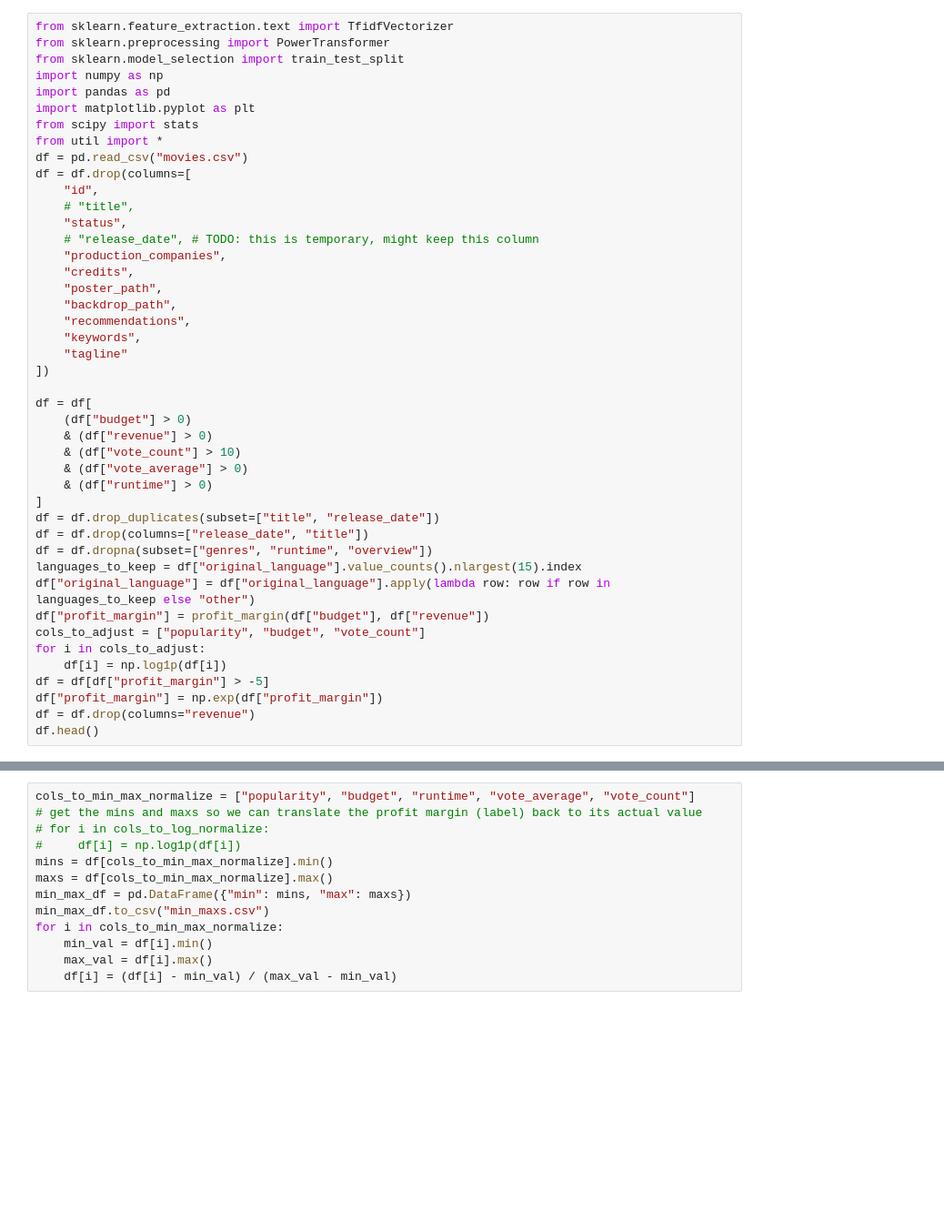
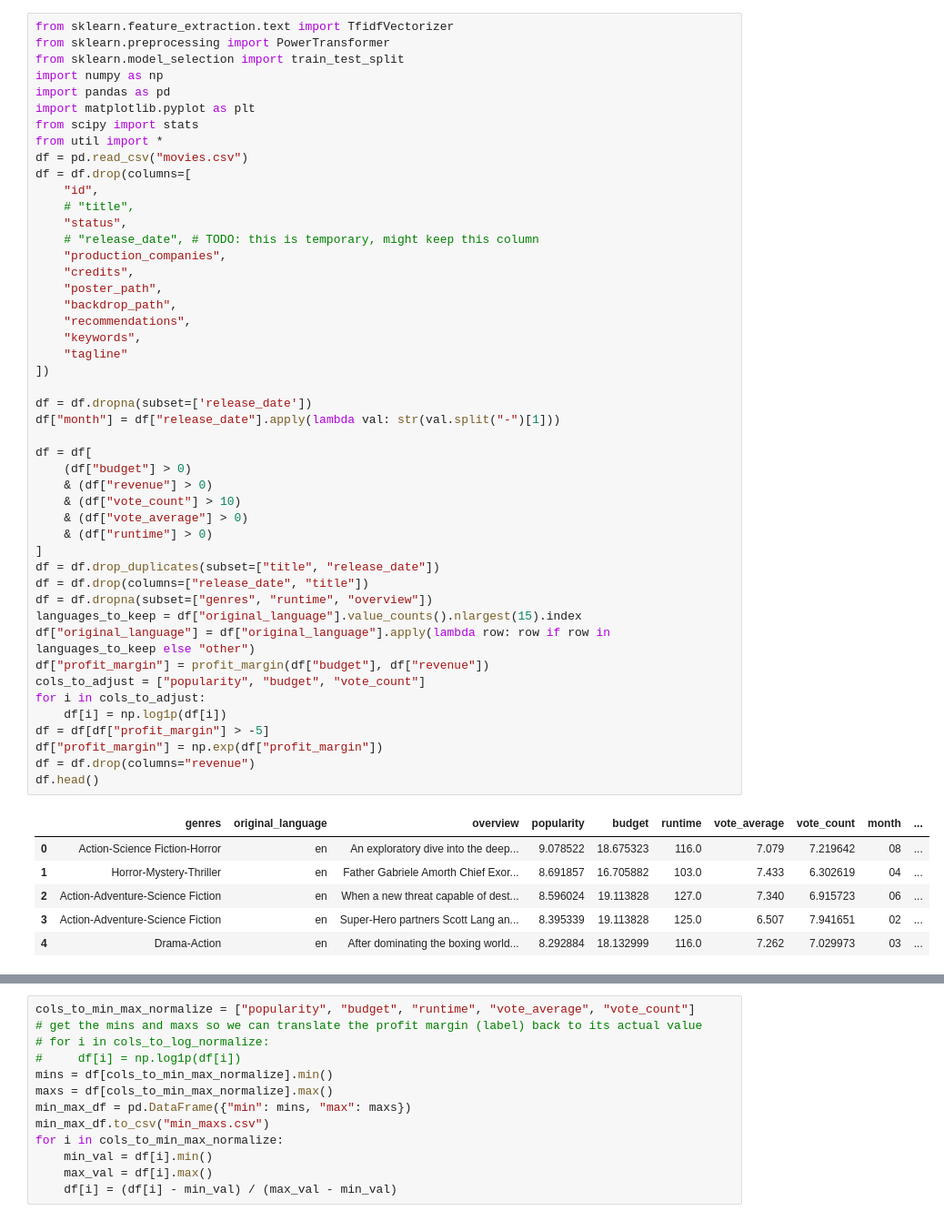
Before and after one commit to hscottvo/CS235-Project, a Jupyter notebook: Preprocessing.ipynb, the cells around one changed output, grey strips where cells are left out. Shown at 91% size. Drawn from its saved outputs; the diff is of its cells as text; blank space fills up the shorter version.

Commit message:
added release months feature

```diff
--- a/Preprocessing.ipynb
+++ b/Preprocessing.ipynb
@@ -15,33 +15,43 @@ df = df.drop(columns=[
     # "release_date", # TODO: this is temporary, might keep this column
     "production_companies",
     "credits",
     "poster_path",
     "backdrop_path",
     "recommendations",
     "keywords",
     "tagline"
 ])
 
+df = df.dropna(subset=['release_date'])
+df["month"] = df["release_date"].apply(lambda val: str(val.split("-")[1]))
+
 df = df[
     (df["budget"] > 0)
     & (df["revenue"] > 0)
     & (df["vote_count"] > 10)
     & (df["vote_average"] > 0)
     & (df["runtime"] > 0)
 ]
 df = df.drop_duplicates(subset=["title", "release_date"])
 df = df.drop(columns=["release_date", "title"])
 df = df.dropna(subset=["genres", "runtime", "overview"])
 languages_to_keep = df["original_language"].value_counts().nlargest(15).index
 df["original_language"] = df["original_language"].apply(lambda row: row if row in languages_to_keep else "other")
 df["profit_margin"] = profit_margin(df["budget"], df["revenue"])
 cols_to_adjust = ["popularity", "budget", "vote_count"]
 for i in cols_to_adjust:
     df[i] = np.log1p(df[i])
 df = df[df["profit_margin"] > -5]
 df["profit_margin"] = np.exp(df["profit_margin"])
 df = df.drop(columns="revenue")
 df.head()
+# %% [output]
+|  | genres | original_language | overview | popularity | budget | runtime | vote_average | vote_count | month | ... |
+| 0 | Action-Science Fiction-Horror | en | An exploratory dive into the deep... | 9.078522 | 18.675323 | 116.0 | 7.079 | 7.219642 | 08 | ... |
+| 1 | Horror-Mystery-Thriller | en | Father Gabriele Amorth Chief Exor... | 8.691857 | 16.705882 | 103.0 | 7.433 | 6.302619 | 04 | ... |
+| 2 | Action-Adventure-Science Fiction | en | When a new threat capable of dest... | 8.596024 | 19.113828 | 127.0 | 7.340 | 6.915723 | 06 | ... |
+| 3 | Action-Adventure-Science Fiction | en | Super-Hero partners Scott Lang an... | 8.395339 | 19.113828 | 125.0 | 6.507 | 7.941651 | 02 | ... |
+| 4 | Drama-Action | en | After dominating the boxing world... | 8.292884 | 18.132999 | 116.0 | 7.262 | 7.029973 | 03 | ... |
 # %%
 df.hist()
 plt.subplots_adjust(wspace=1, hspace=0.6)
```
Also changed, not shown: parts of 3 cells of this notebook, 3 other files.
